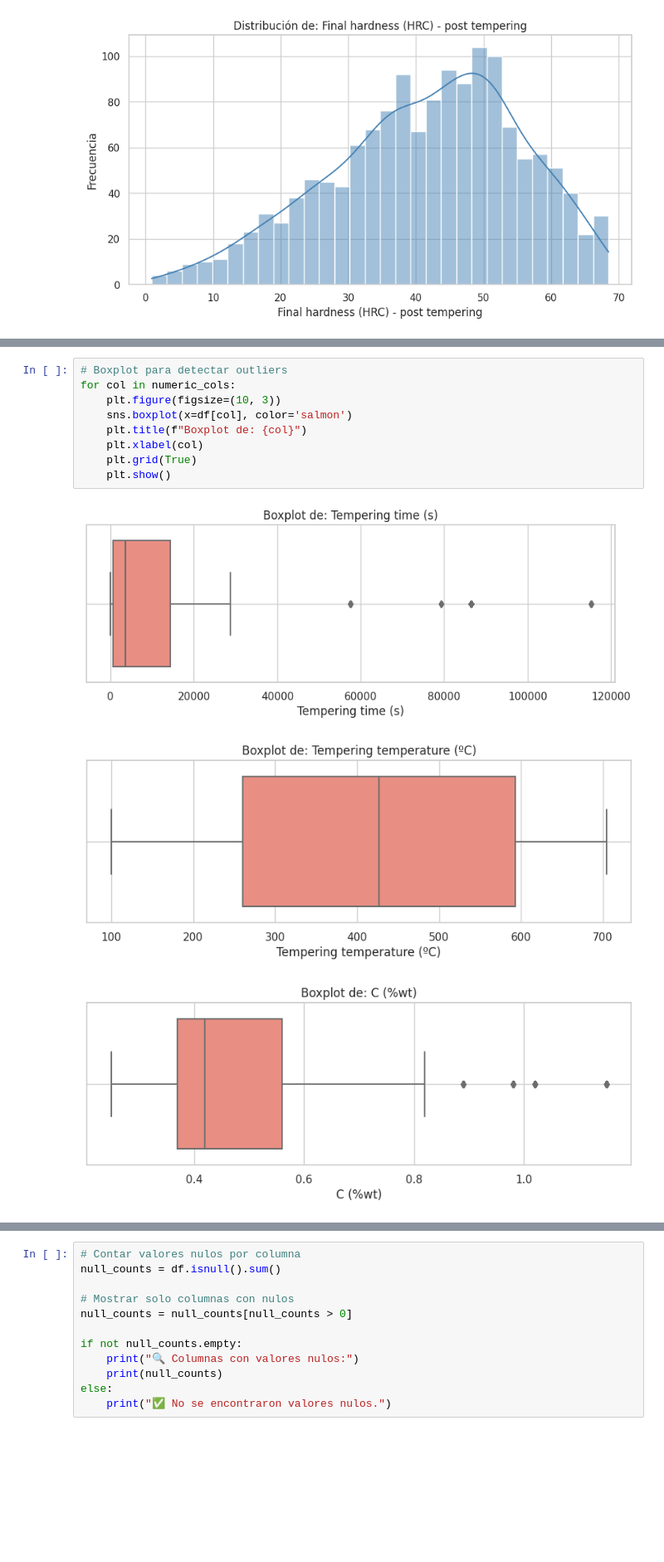
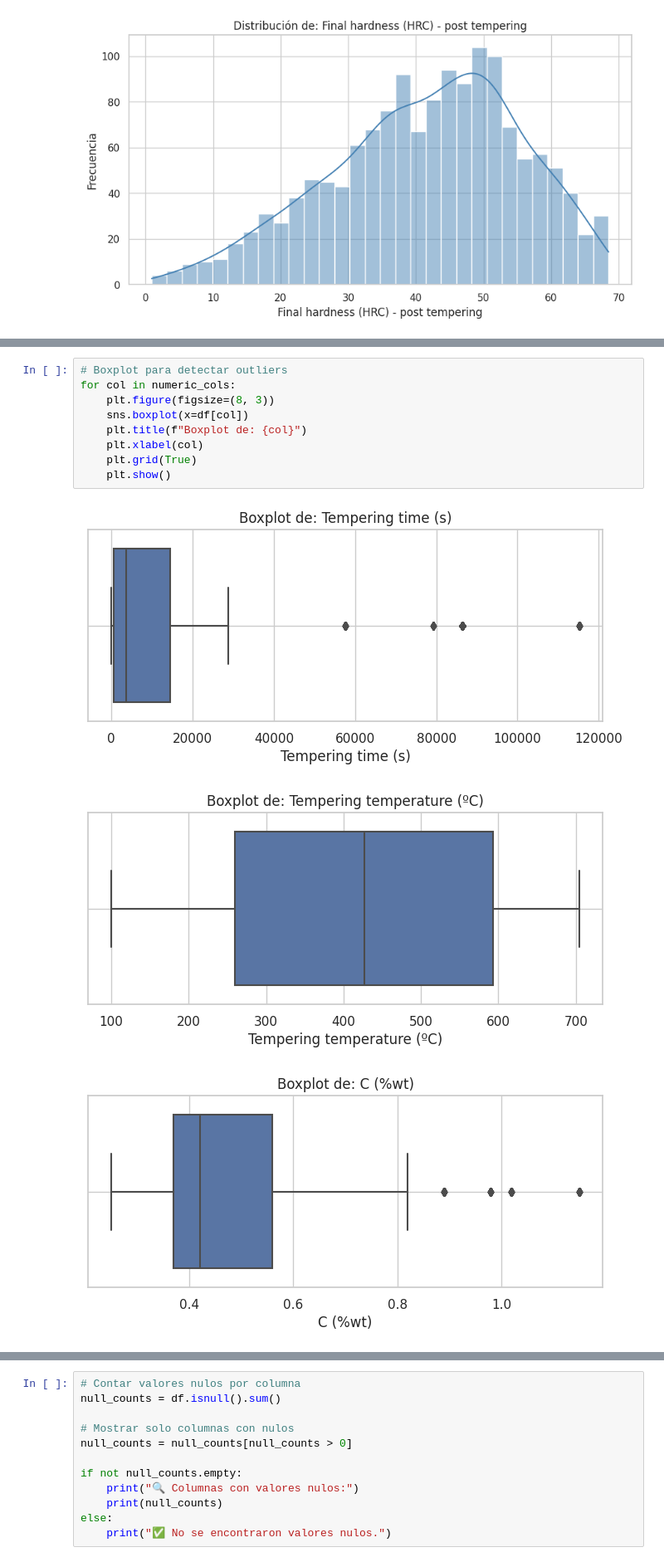
Before and after one commit to alexormx/tempering-steel-ml-regression, a Jupyter notebook: notebooks/01_eda.ipynb, the cells around one changed output, grey strips where cells are left out. Shown: that part at 83% size. Saved outputs shown, nothing was run; the diff lists cells and outputs as text; blank space fills up the shorter version.

```diff
--- a/notebooks/01_eda.ipynb
+++ b/notebooks/01_eda.ipynb
@@ -67,13 +71,13 @@ for col in numeric_cols:
 # %%
 # Boxplot para detectar outliers
 for col in numeric_cols:
-    plt.figure(figsize=(10, 3))
-    sns.boxplot(x=df[col], color='salmon')
+    plt.figure(figsize=(8, 3))
+    sns.boxplot(x=df[col])
     plt.title(f"Boxplot de: {col}")
     plt.xlabel(col)
     plt.grid(True)
     plt.show()
 # %% [output]
-[figure, old version]
+[figure, new version]
-[figure, old version]
+[figure, new version]
-[figure, old version]
+[figure, new version]
```
Also changed, not shown: parts of 2 cells of this notebook, 3 other files.
